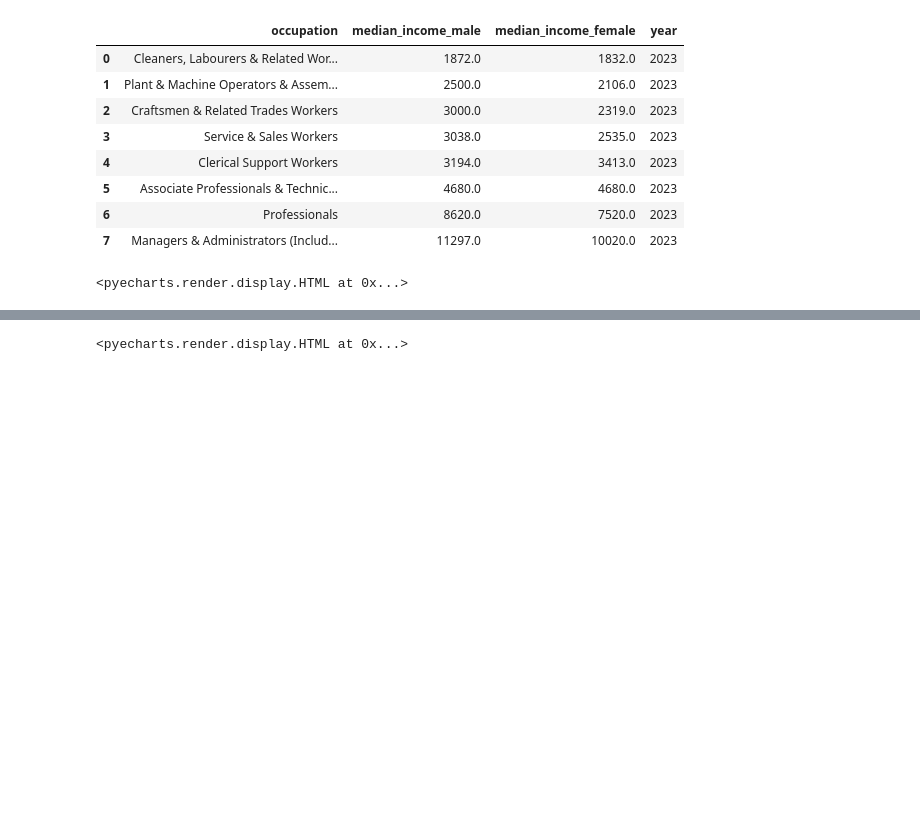
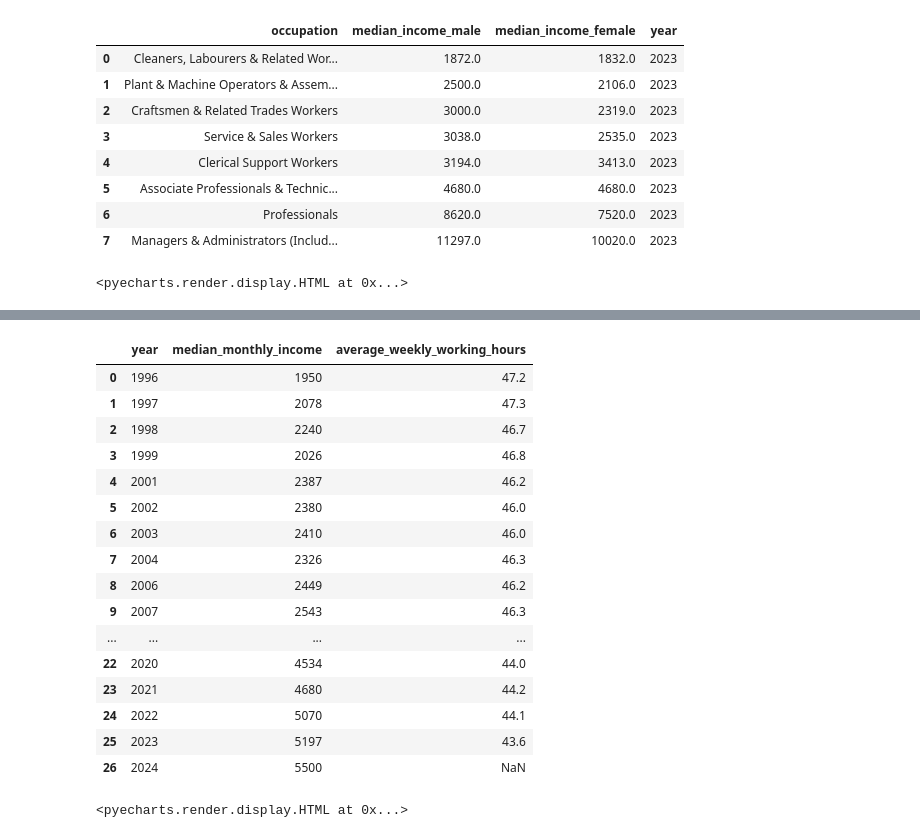
Before and after one commit to woshiange/jupyter-python-notebooks, a Jupyter notebook: singapore_at_a_glance.ipynb, the cells around one changed output, grey strips where cells are left out. Drawn from its saved outputs; the diff is of its cells as text; code cells hidden in the pictures; blank space fills up the shorter version.

```diff
--- a/singapore_at_a_glance.ipynb
+++ b/singapore_at_a_glance.ipynb
@@ -556 +523,45 @@ salary_working_time_df
+# %%
+income_working_time_df = duckdb.sql("""
+        with
+            median_monthly_income as (
+                select
+                    cast(key as int) as year,
+                    cast(value as int) as median_monthly_income
+                from median_monthly_income_df
+            ),
+            average_weekly_working_hours as (
+                select
+                    cast(key as int) as year,
+                    cast(value as float) as average_weekly_working_hours
+                from average_weekly_working_hours_df
+            )
+        select
+            median_monthly_income.year,
+            median_monthly_income,
+            average_weekly_working_hours.average_weekly_working_hours
+        from median_monthly_income
+        left outer join average_weekly_working_hours
+            on median_monthly_income.year = average_weekly_working_hours.year
+        order by median_monthly_income.year
+    """).df()
+income_working_time_df['average_weekly_working_hours'] = income_working_time_df['average_weekly_working_hours'].apply(lambda x: round(x, 1))
+income_working_time_df
+# %% [output]
+|  | year | median_monthly_income | average_weekly_working_hours |
+| 0 | 1996 | 1950 | 47.2 |
+| 1 | 1997 | 2078 | 47.3 |
+| 2 | 1998 | 2240 | 46.7 |
+| 3 | 1999 | 2026 | 46.8 |
+| 4 | 2001 | 2387 | 46.2 |
+| 5 | 2002 | 2380 | 46.0 |
+| 6 | 2003 | 2410 | 46.0 |
+| 7 | 2004 | 2326 | 46.3 |
+| 8 | 2006 | 2449 | 46.2 |
+| 9 | 2007 | 2543 | 46.3 |
+| ... | ... | ... | ... |
+| 22 | 2020 | 4534 | 44.0 |
+| 23 | 2021 | 4680 | 44.2 |
+| 24 | 2022 | 5070 | 44.1 |
+| 25 | 2023 | 5197 | 43.6 |
+| 26 | 2024 | 5500 | NaN |
 # %%
```
Also changed, not shown: parts of 9 cells of this notebook.
